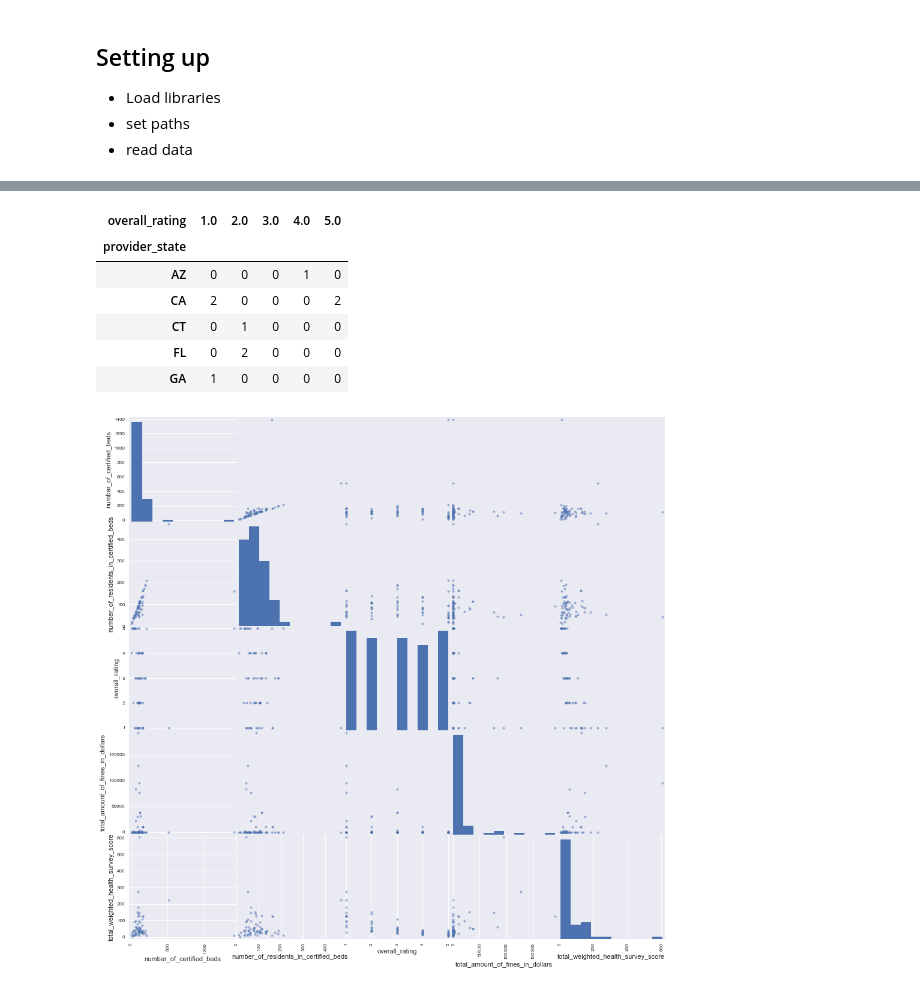
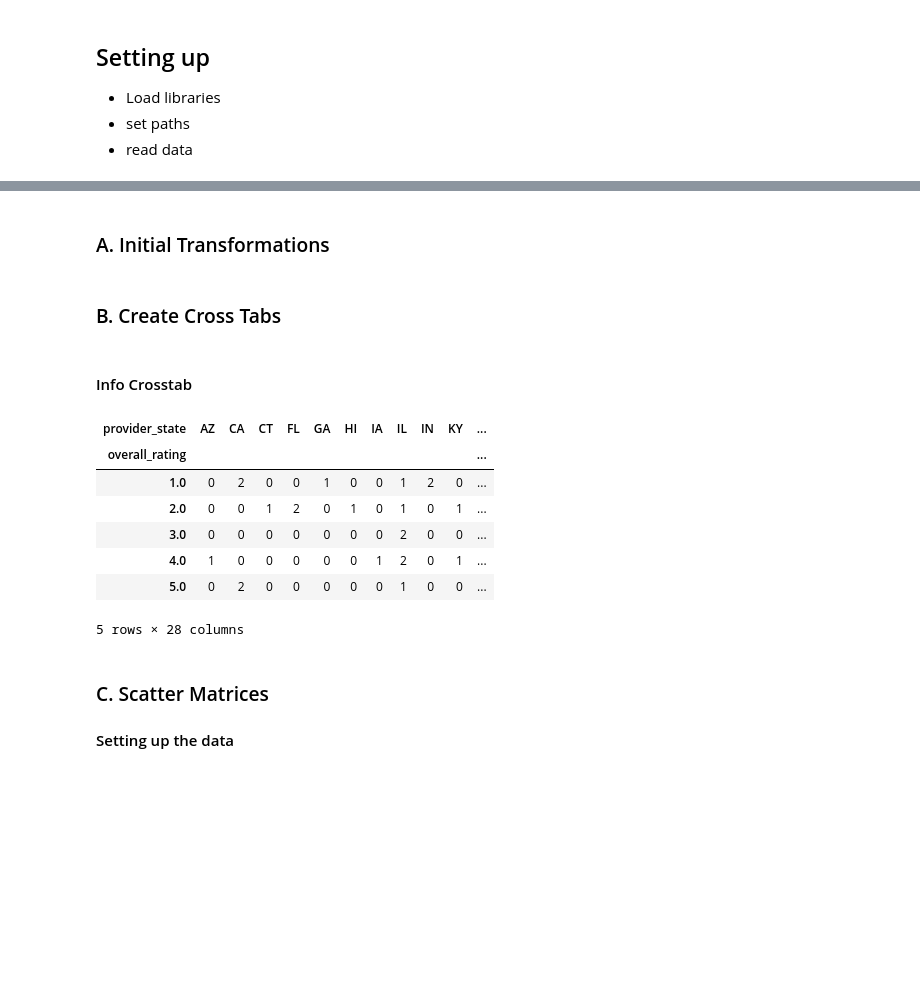
Before and after one commit to chrisgian/SB7.2-Exploratory-Data-Analysis-Using-Medicare-Data, a Jupyter notebook: Exploratory Analysis.ipynb, the cells around one changed output, grey strips where cells are left out. Drawn from its saved outputs; the diff is of its cells as text; code cells hidden in the pictures; blank space fills up the shorter version.

```diff
--- a/Exploratory Analysis.ipynb
+++ b/Exploratory Analysis.ipynb
@@ -66,28 +68,32 @@ star = pd.read_json(star+star_cols).set_index('federal_provider_number').sort_in
+# %% [markdown]
+### A. Initial Transformations
 # %%
 # Compute rate of bed occupancy
 info.occupancy_rate = info.number_of_residents_in_certified_beds/info.number_of_certified_beds
 
 # join 3 star rating
 info = info.merge(mds[['three_quarter_average']], left_index= True, right_index=True)
+# %% [markdown]
+### B. Create Cross Tabs
+# %% [markdown]
+#### Info Crosstab
 # %%
-
 owner_rating = pd.crosstab(
-    info.provider_state,
-    info.overall_rating ) # "index" for rows, 'columns' for columns
-owner_rating.head()
+    info.overall_rating,
+    info.provider_state) # "index" for rows, 'columns' for columns
+owner_rating
 # %% [output]
-| overall_rating | 1.0 | 2.0 | 3.0 | 4.0 | 5.0 |
-| provider_state |  |  |  |  |  |
-| AZ | 0 | 0 | 0 | 1 | 0 |
-| CA | 2 | 0 | 0 | 0 | 2 |
-| CT | 0 | 1 | 0 | 0 | 0 |
-| FL | 0 | 2 | 0 | 0 | 0 |
-| GA | 1 | 0 | 0 | 0 | 0 |
+| provider_state | AZ | CA | CT | FL | GA | HI | IA | IL | IN | KY | ... |
+| overall_rating |  |  |  |  |  |  |  |  |  |  | ... |
+| 1.0 | 0 | 2 | 0 | 0 | 1 | 0 | 0 | 1 | 2 | 0 | ... |
+| 2.0 | 0 | 0 | 1 | 2 | 0 | 1 | 0 | 1 | 0 | 1 | ... |
+| 3.0 | 0 | 0 | 0 | 0 | 0 | 0 | 0 | 2 | 0 | 0 | ... |
+| 4.0 | 1 | 0 | 0 | 0 | 0 | 0 | 1 | 2 | 0 | 1 | ... |
+| 5.0 | 0 | 2 | 0 | 0 | 0 | 0 | 0 | 1 | 0 | 0 | ... |
+5 rows × 28 columns
+# %% [markdown]
+### C. Scatter Matrices
+#### Setting up the data
 # %%
 to_scatter_matrix = info.select_dtypes(exclude=['object'])
 to_scatter_matrix = to_scatter_matrix[[0,3,5,6,8]]
-# %%
-plt.pylab.rcParams['figure.figsize'] = (16, 16)
-_ = pd.tools.plotting.scatter_matrix(to_scatter_matrix)
-# %% [output]
-[figure, removed]
```
Also changed, not shown: parts of 14 cells of this notebook.
